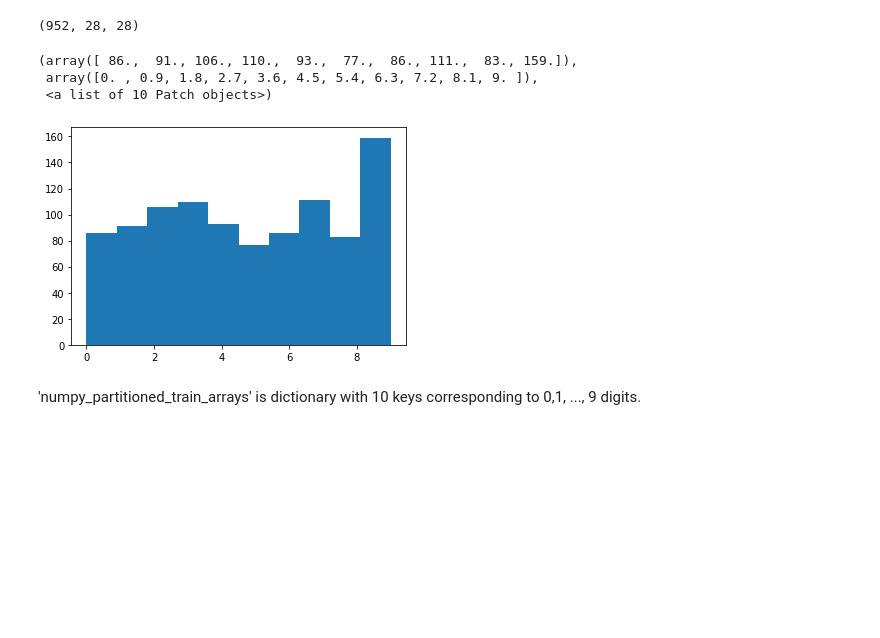
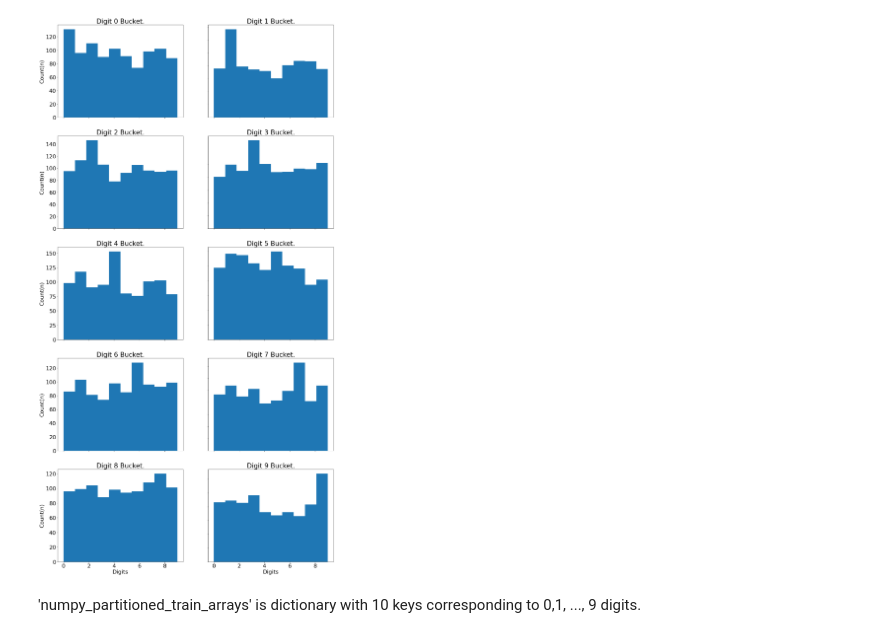
Before and after one commit to aaarrmiinnn/federated_learning_experiments, a Jupyter notebook: federated_learning/notebooks/federated_learning.ipynb, the cells around one changed output. Drawn from its saved outputs; the diff is of its cells as text; code cells hidden in the pictures; blank space fills up the shorter version.

```diff
--- a/federated_learning/notebooks/federated_learning.ipynb
+++ b/federated_learning/notebooks/federated_learning.ipynb
@@ -62,17 +66,26 @@ def create_train_test_buckets(x_train, y_train, x_test, y_test):
     return(numpy_partitioned_train_arrays, partitioned_test_arrays)
 # %%
 partitioned_train_arrays, partitioned_test_arrays = create_train_test_buckets(x_train=x_train, y_train=y_train, x_test=x_test, y_test=y_test)
-# %%
-partitioned_test_arrays[5][0].shape
-# %% [output]
-(952, 28, 28)
-# %%
-plt.hist(partitioned_test_arrays[9][1])
-# %% [output]
-(array([ 86.,  91., 106., 110.,  93.,  77.,  86., 111.,  83., 159.]),
- array([0. , 0.9, 1.8, 2.7, 3.6, 4.5, 5.4, 6.3, 7.2, 8.1, 9. ]),
- <a list of 10 Patch objects>)
-[figure, removed]
+# %%
+fig1, axs = plt.subplots(5,2, figsize=(20,40))
+for row in range(5):
+    for col in range(2):
+        axs[row, col].hist(partitioned_test_arrays[row*2+col][1])
+        axs[row, col].set_title('Digit {} Bucket.'.format(row*2+col))
+        axs[row, col].set(xlabel='Digits', ylabel='Count(n)')
+
+# axs[0, 0].hist(partitioned_test_arrays[0][1])
+# axs[0, 1].hist(partitioned_test_arrays[1][1])
+# axs[1, 0].hist(partitioned_test_arrays[2][1])
+# axs[1, 1].hist(partitioned_test_arrays[3][1])
+# axs[2, 0].hist(partitioned_test_arrays[4][1])
+# axs[2, 1].hist(partitioned_test_arrays[5][1])
+# axs[3, 0].hist(partitioned_test_arrays[6][1])
+# axs[3, 1].hist(partitioned_test_arrays[7][1])
+# axs[4, 0].hist(partitioned_test_arrays[8][1])
+# axs[4, 1].hist(partitioned_test_arrays[9][1])
+# %% [output]
+[figure, added]
 # %%
 def create_keras_model():
     return tf.keras.models.Sequential([
```
Also changed, not shown: parts of 5 cells of this notebook.
